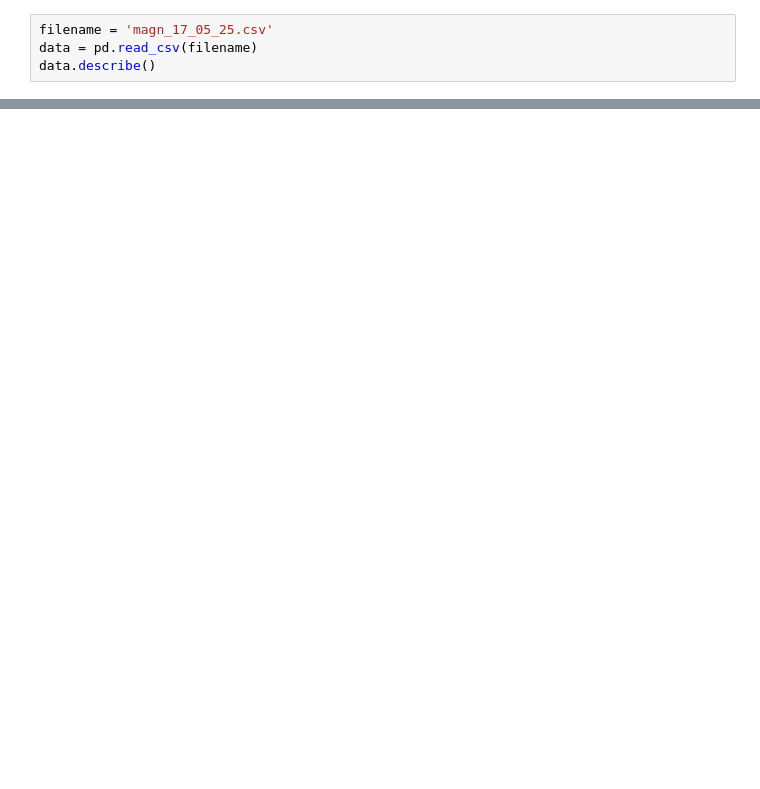
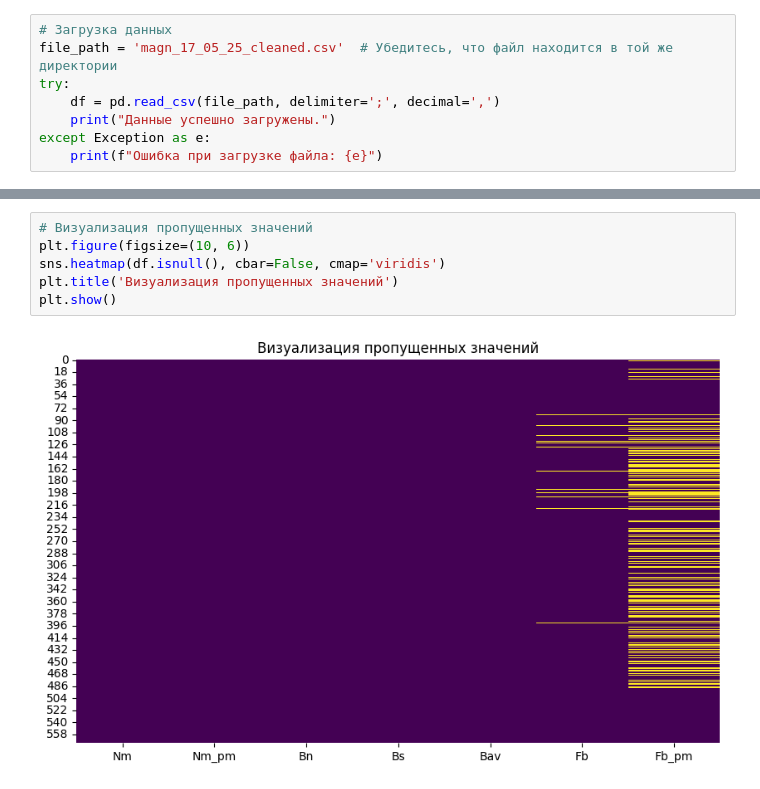
Before and after one commit to BuslaySt/MagnetSorting, a Jupyter notebook: magn_test.ipynb, the cells around one changed output, grey strips where cells are left out. Cells and saved outputs as stored; diff of their text form; blank space fills up the shorter version.

```diff
--- a/magn_test.ipynb
+++ b/magn_test.ipynb
@@ -5,5 +6,9 @@ import numpy as np
 # %%
-filename = 'magn_17_05_25.csv'
-data = pd.read_csv(filename)
-data.describe()
+# Загрузка данных
+file_path = 'magn_17_05_25_cleaned.csv'  # Убедитесь, что файл находится в той же директории
+try:
+    df = pd.read_csv(file_path, delimiter=';', decimal=',')
+    print("Данные успешно загружены.")
+except Exception as e:
+    print(f"Ошибка при загрузке файла: {e}")
 # %% [output]
@@ -51,0 +79,8 @@ data.plot(x='time', y=['ch_A'])
+# %%
+# Визуализация пропущенных значений
+plt.figure(figsize=(10, 6))
+sns.heatmap(df.isnull(), cbar=False, cmap='viridis')
+plt.title('Визуализация пропущенных значений')
+plt.show()
+# %% [output]
+[figure, added]
```
Also changed, not shown: parts of 17 cells of this notebook.
